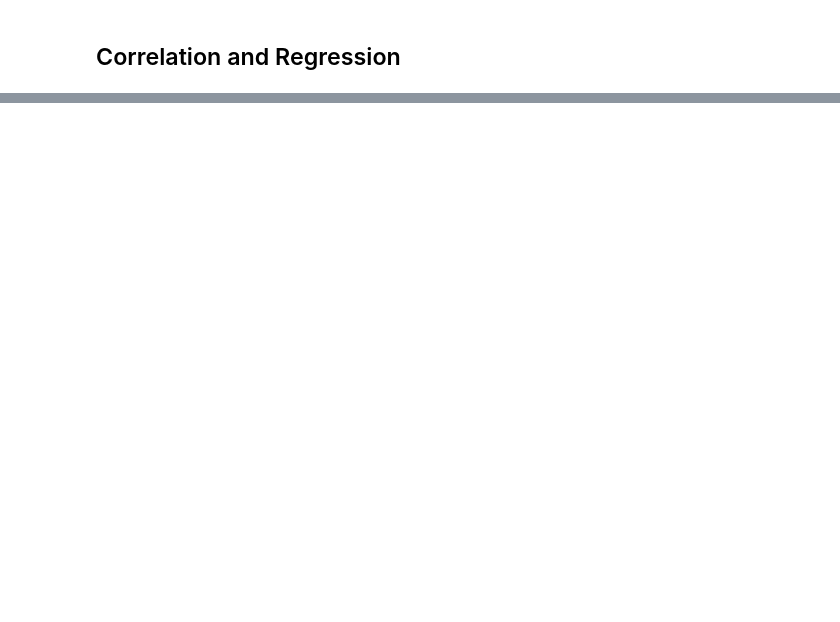
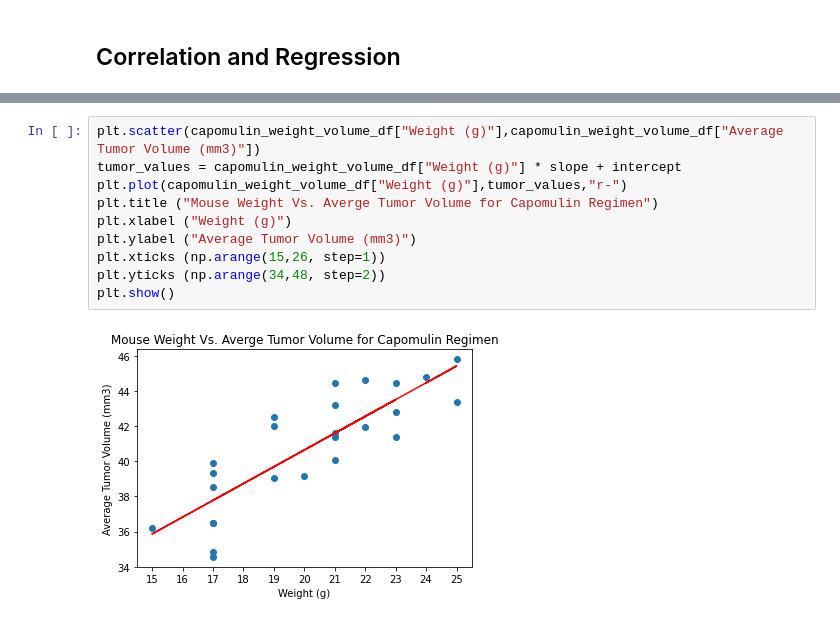
Before and after one commit to cwolf1424/Matplotlib_Challenge, a Jupyter notebook: Pymaceuticals/pymaceuticals.ipynb, the cells around one changed output, grey strips where cells are left out. Saved outputs shown, nothing was run; the diff lists cells and outputs as text; blank space fills up the shorter version.

```diff
--- a/Pymaceuticals/pymaceuticals.ipynb
+++ b/Pymaceuticals/pymaceuticals.ipynb
@@ -368,0 +442,12 @@ plt.show
+# %%
+plt.scatter(capomulin_weight_volume_df["Weight (g)"],capomulin_weight_volume_df["Average Tumor Volume (mm3)"])
+tumor_values = capomulin_weight_volume_df["Weight (g)"] * slope + intercept
+plt.plot(capomulin_weight_volume_df["Weight (g)"],tumor_values,"r-")
+plt.title ("Mouse Weight Vs. Averge Tumor Volume for Capomulin Regimen")
+plt.xlabel ("Weight (g)")
+plt.ylabel ("Average Tumor Volume (mm3)")
+plt.xticks (np.arange(15,26, step=1))
+plt.yticks (np.arange(34,48, step=2))
+plt.show()
+# %% [output]
+[figure, added]
```
Also changed, not shown: parts of 10 cells of this notebook, 1 other file.
